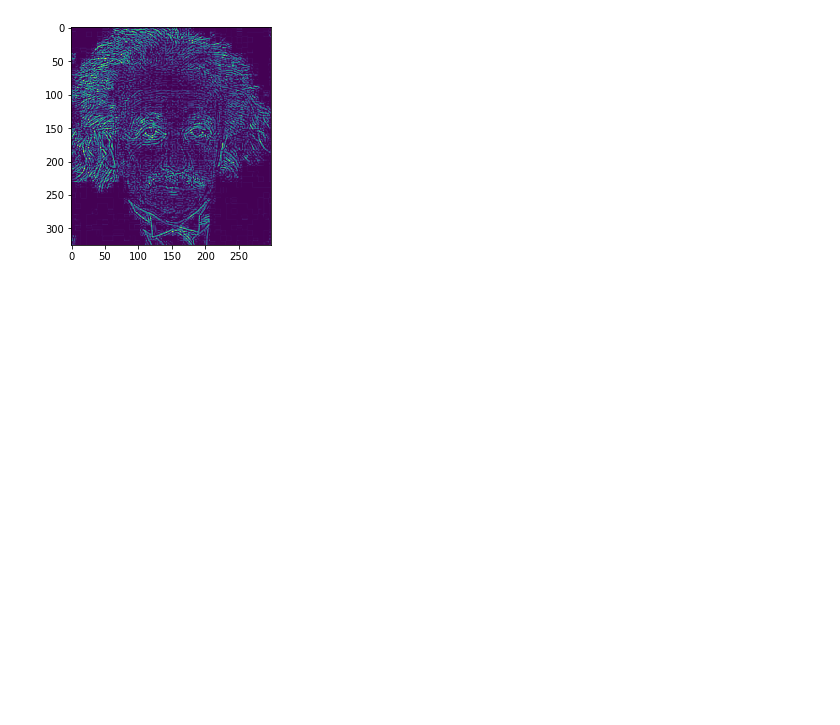
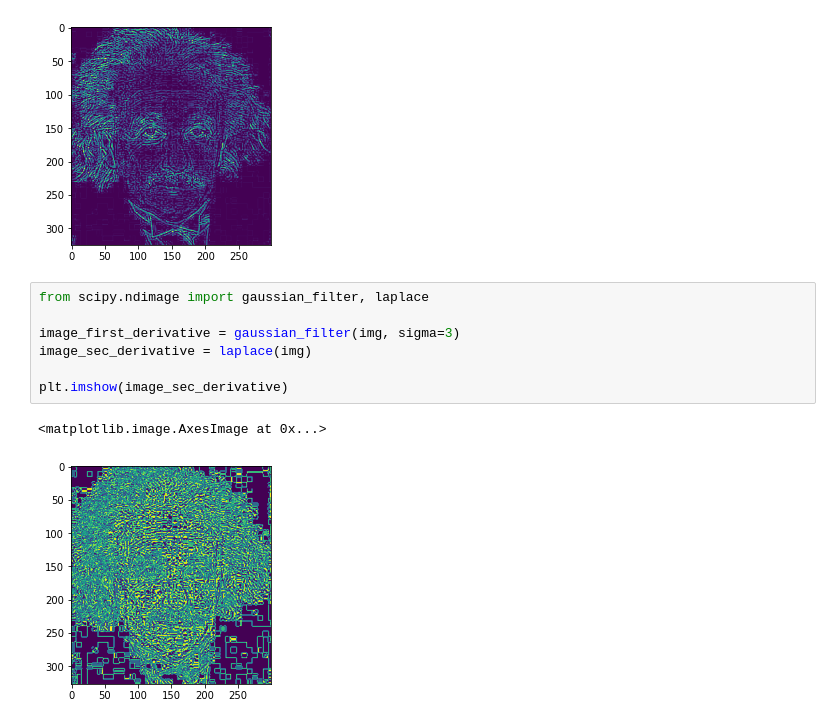
Before and after one commit to collinskatie/motion_without_movement, a Jupyter notebook: simple_filter.ipynb, the cells around one changed output. Cells and saved outputs as stored; diff of their text form; blank space fills up the shorter version.

```diff
--- a/simple_filter.ipynb
+++ b/simple_filter.ipynb
@@ -91,3 +87,13 @@ plt.imshow(conv_img)
 # %% [output]
 <matplotlib.image.AxesImage at 0x...>
 [figure]
+# %%
+from scipy.ndimage import gaussian_filter, laplace
+
+image_first_derivative = gaussian_filter(img, sigma=3)
+image_sec_derivative = laplace(img)
+
+plt.imshow(image_sec_derivative)
+# %% [output]
+<matplotlib.image.AxesImage at 0x...>
+[figure, added]
```
Also changed, not shown: parts of 4 cells of this notebook.
